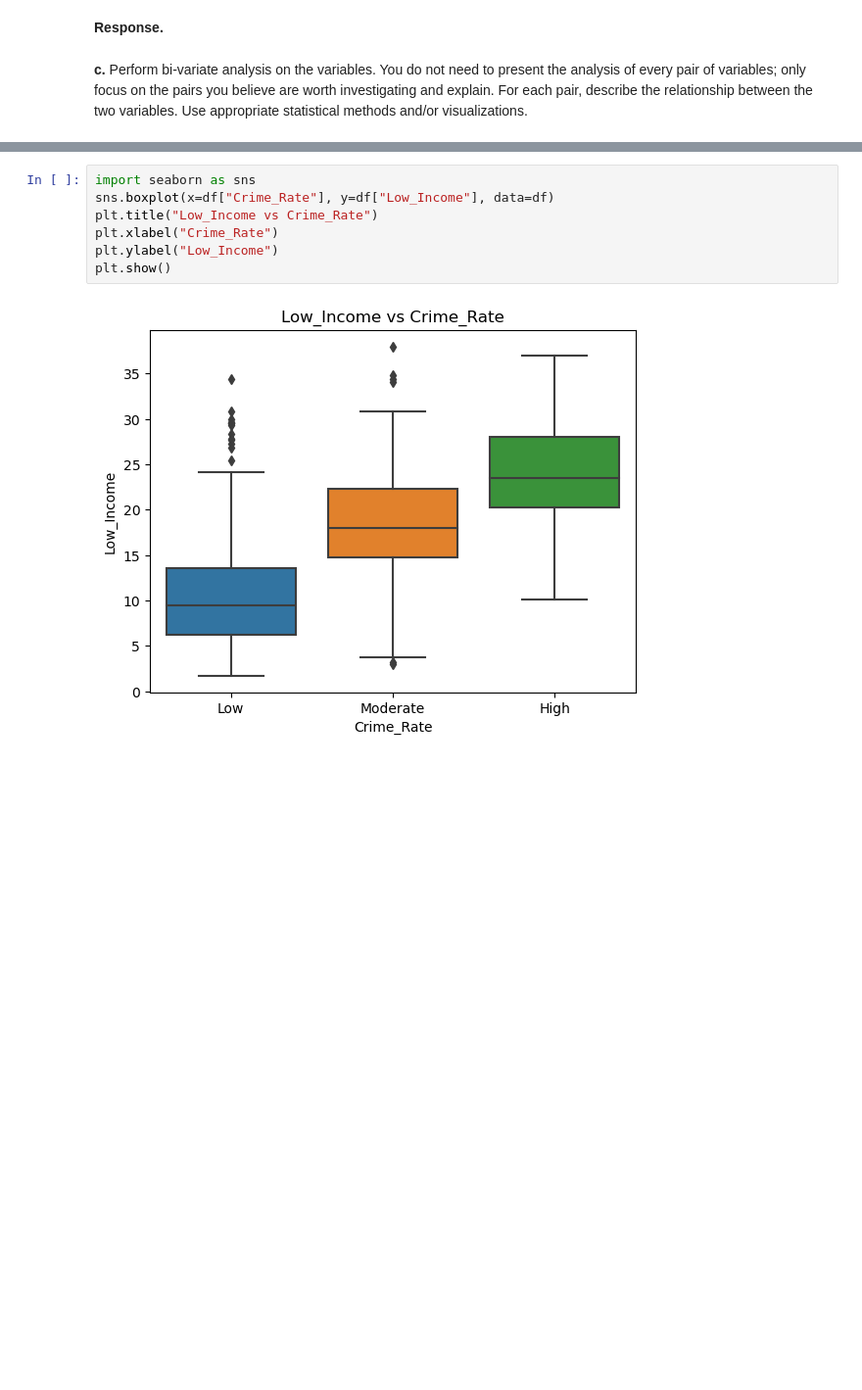
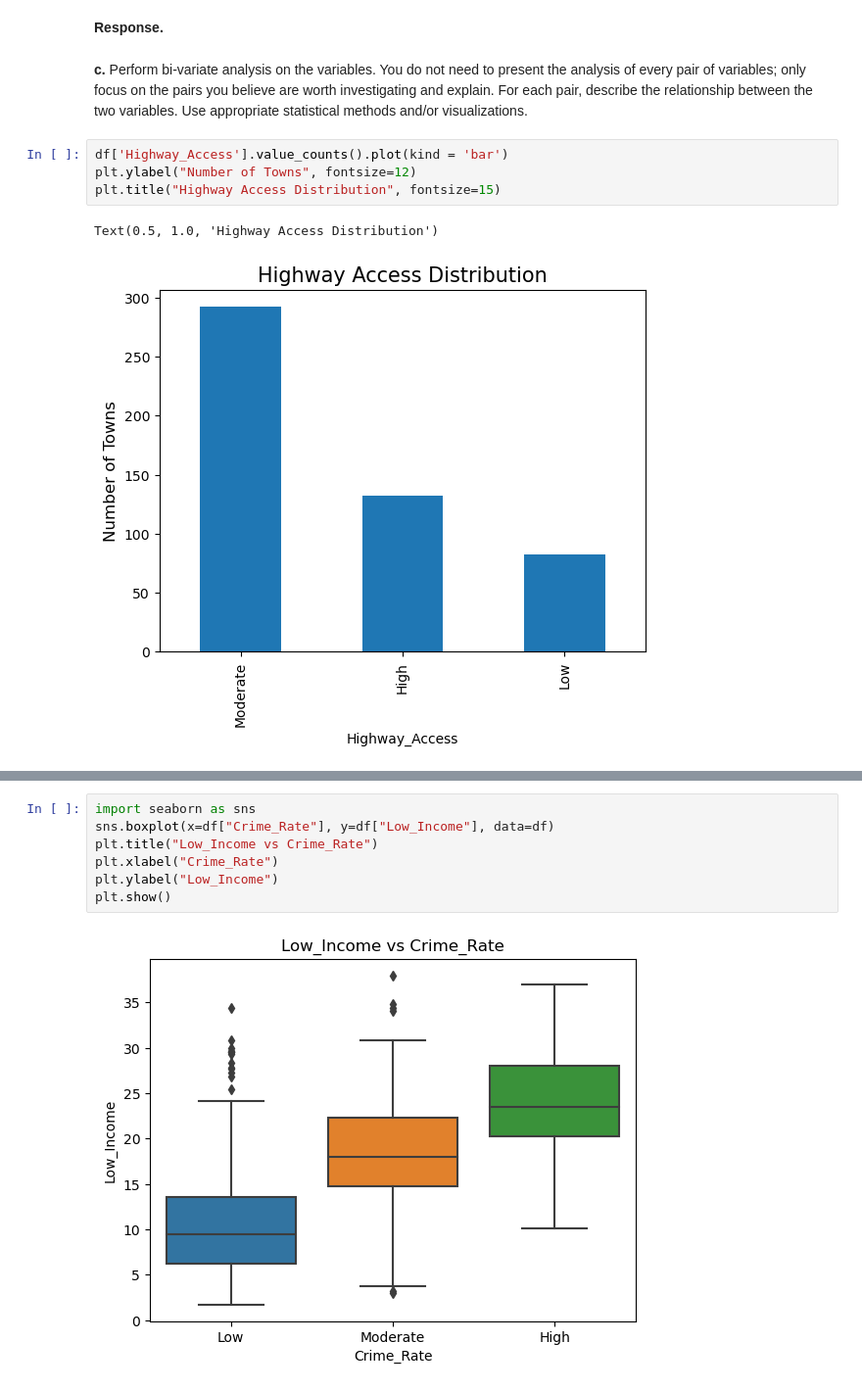
Before and after one commit to jiakai2002/cs105-project, a Jupyter notebook: CS105 Project Submission Part I 2024.ipynb, the cells around one changed output, grey strips where cells are left out. Shown: that part at 98% size. Cells and saved outputs as stored; diff of their text form; blank space fills up the shorter version.

```diff
--- a/CS105 Project Submission Part I 2024.ipynb
+++ b/CS105 Project Submission Part I 2024.ipynb
@@ -240,3 +252,10 @@ plt.show()
 **Response.**
 # %% [markdown]
 **c.** Perform bi-variate analysis on the variables. You do not need to present the analysis of every pair of variables; only focus on the pairs you believe are worth investigating and explain. For each pair, describe the relationship between the two variables. Use appropriate statistical methods and/or visualizations.
+# %%
+df['Highway_Access'].value_counts().plot(kind = 'bar')
+plt.ylabel("Number of Towns", fontsize=12)
+plt.title("Highway Access Distribution", fontsize=15)
+# %% [output]
+Text(0.5, 1.0, 'Highway Access Distribution')
+[figure, added]
```
Also changed, not shown: parts of 14 cells of this notebook.
